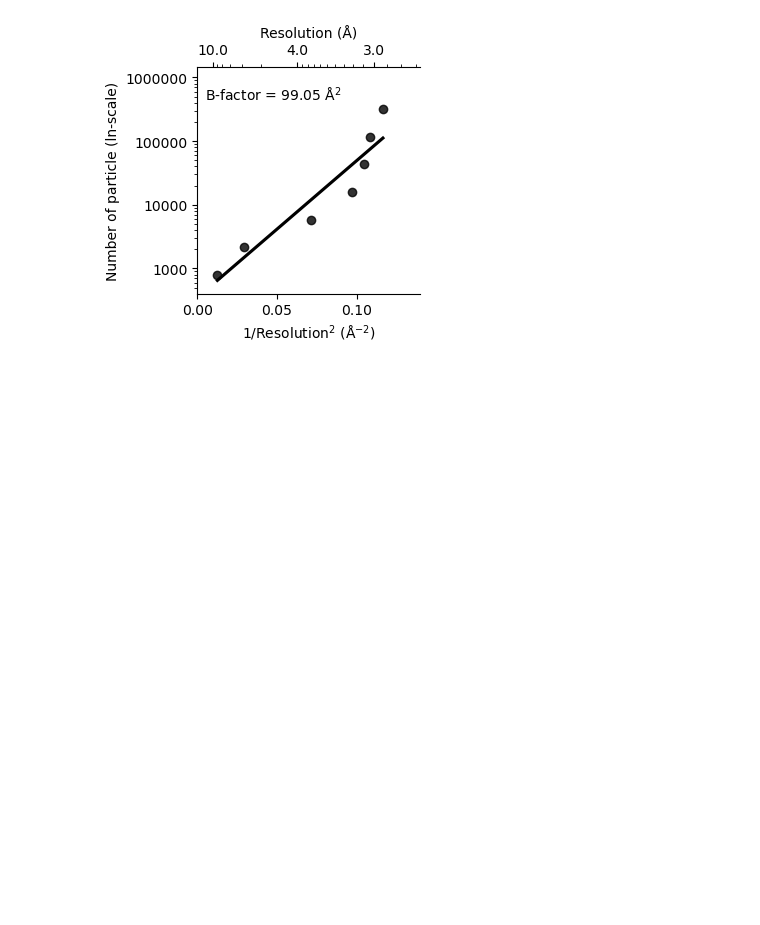
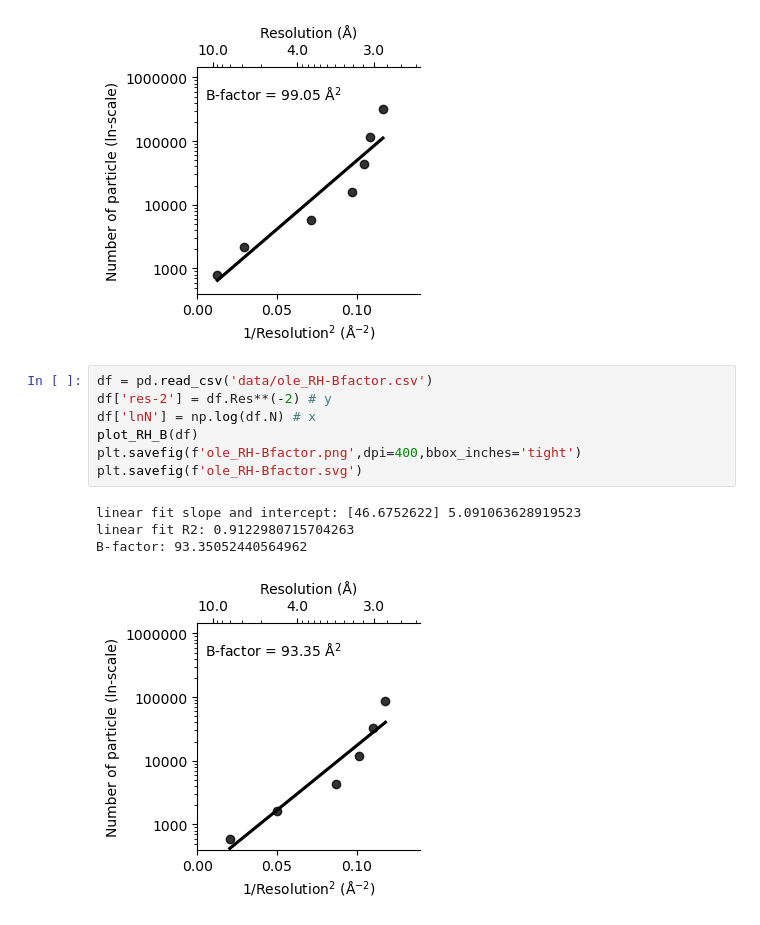
Before and after one commit to DasLab/RNA_multimer_2024, a Jupyter notebook: cryoEM_analysis/Bfactor-plot.ipynb, the cells around one changed output. Saved outputs shown, nothing was run; the diff lists cells and outputs as text; blank space fills up the shorter version.

```diff
--- a/cryoEM_analysis/Bfactor-plot.ipynb
+++ b/cryoEM_analysis/Bfactor-plot.ipynb
@@ -61,3 +61,15 @@ linear fit slope and intercept: [49.52581499] 5.853868053440643
 linear fit R2: 0.8897024924940539
 B-factor: 99.0516299835399
 [figure]
+# %%
+df = pd.read_csv('data/ole_RH-Bfactor.csv')
+df['res-2'] = df.Res**(-2) # y
+df['lnN'] = np.log(df.N) # x
+plot_RH_B(df)
+plt.savefig(f'ole_RH-Bfactor.png',dpi=400,bbox_inches='tight')
+plt.savefig(f'ole_RH-Bfactor.svg')
+# %% [output]
+linear fit slope and intercept: [46.6752622] 5.091063628919523
+linear fit R2: 0.9122980715704263
+B-factor: 93.35052440564962
+[figure, added]
```
Also changed, not shown: 6 other files.
